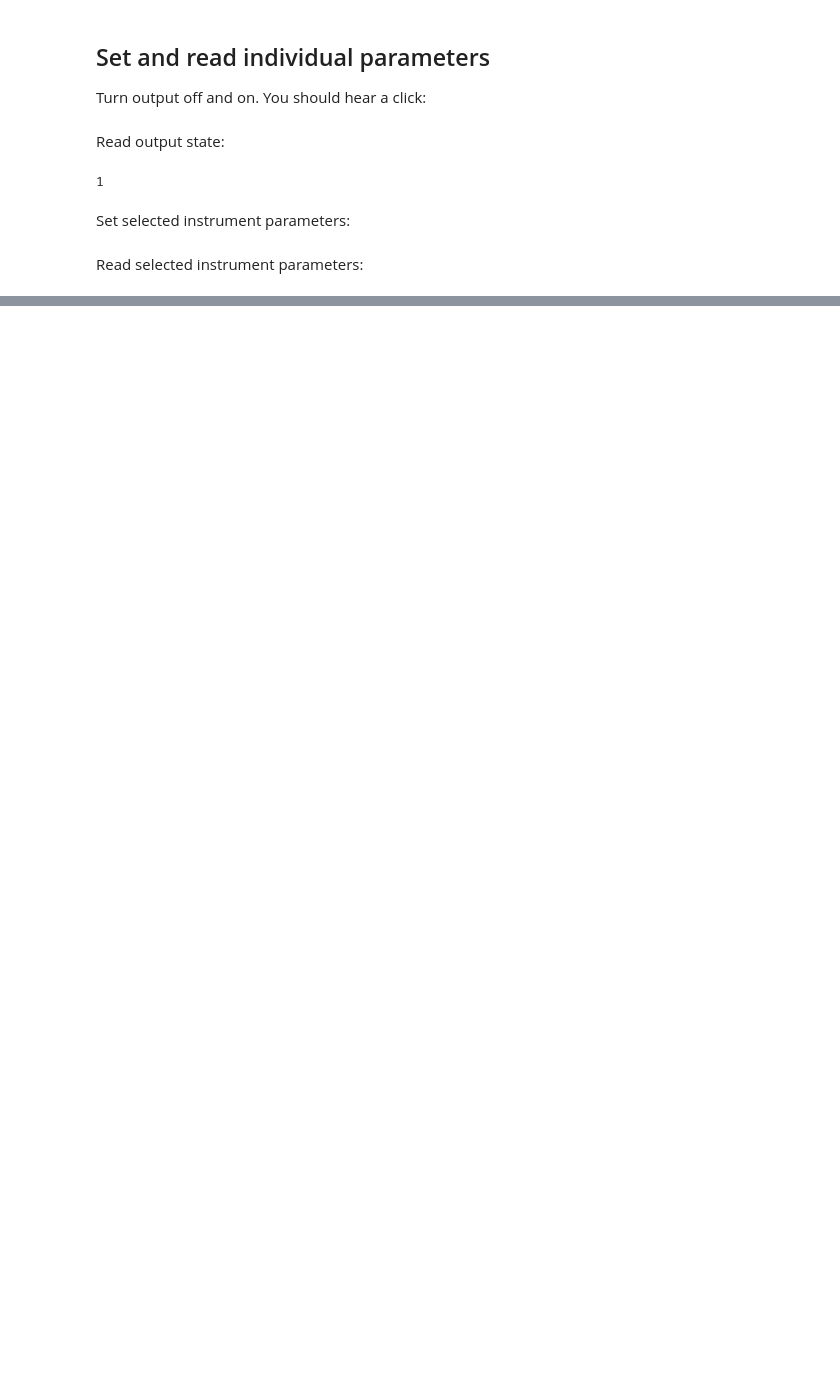
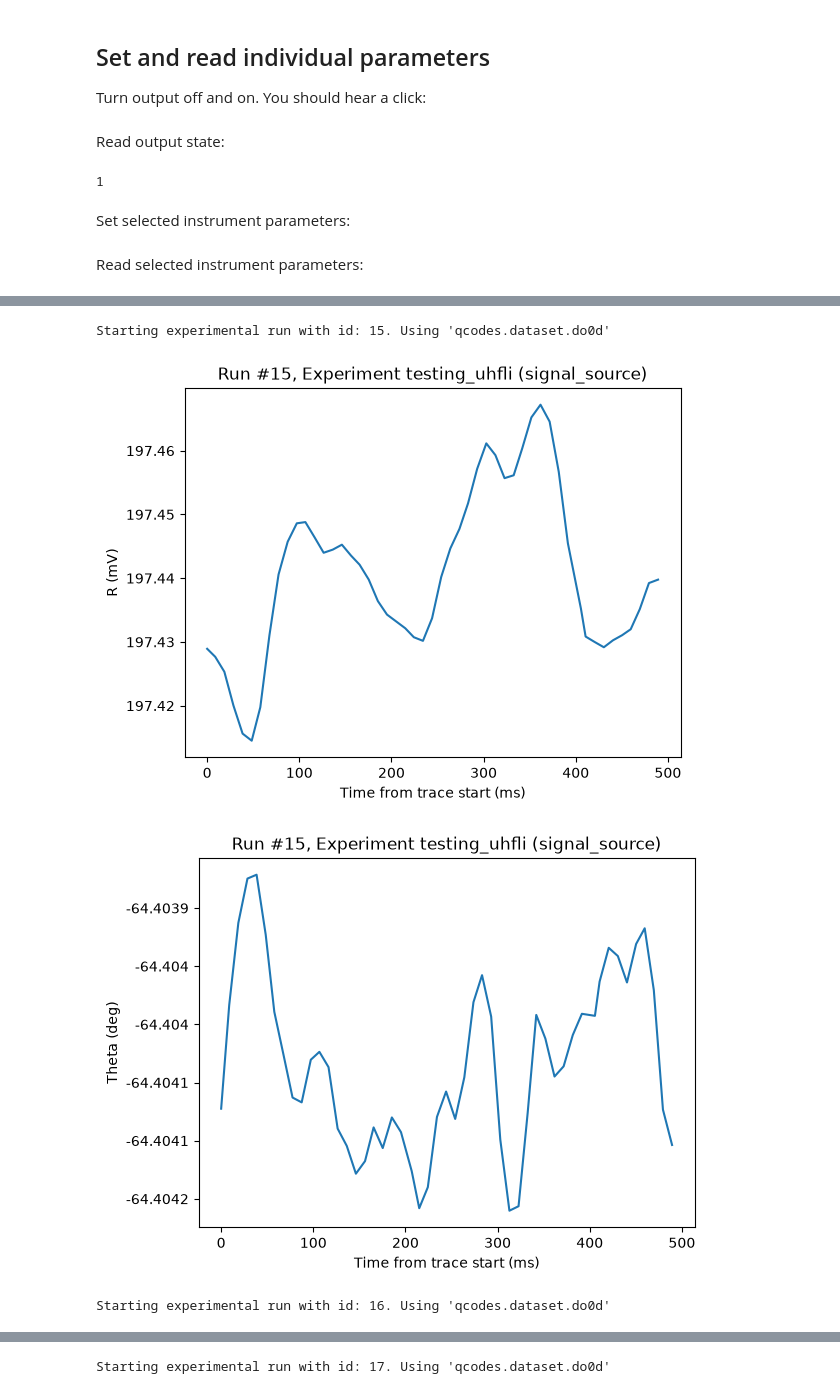
Before and after one commit to QCoDeS/Qcodes_contrib_drivers, a Jupyter notebook: docs/examples/ZurichInstruments_lockins.ipynb, the cells around one changed output, grey strips where cells are left out. Saved outputs shown, nothing was run; the diff lists cells and outputs as text; code cells hidden in the pictures; blank space fills up the shorter version.

```diff
--- a/docs/examples/ZurichInstruments_lockins.ipynb
+++ b/docs/examples/ZurichInstruments_lockins.ipynb
@@ -406,0 +302,35 @@ lia.close()
+# %%
+# Acquire a trace vs time:
+trace = lockin.configure_trace(
+    duration=0.5, points=51,
+    demod=0, parameters=("r", "theta"),
+)
+do0d(trace, do_plot=True)
+plt.show()  # Show the first pair of traces.
+
+# Acquire a trace vs frequency:
+trace = lockin.configure_trace(
+    sweep_parameter=oscillator.freq,
+    start=1e3, stop=500e3, points=51,
+    parameters=("r", "theta"),
+    settling_time=0.1,      # Minimum settling time at each step (s). See https://docs.zhinst.com/labone_api_user_manual/modules/sweeper/index.html#specifying-the-sweepers-settling-time
+    averaging_time=0.1,     # Minimum averaging time at each step (s). See https://docs.zhinst.com/labone_api_user_manual/modules/sweeper/index.html#specifying-the-sweepers-averaging-time
+)
+do0d(trace, do_plot=True)
+plt.show()  # Show the second pair of traces.
+
+# Acquire a trace vs frequency, with logarithmic frequency spacing:
+trace = lockin.configure_trace(
+    sweep_parameter=oscillator.freq,
+    start=1e3, stop=500e3, points=51,
+    parameters=("r", "theta"),
+    settling_time=0.1,      # Minimum settling time at each step (s)
+    averaging_time=0.1,     # Minimum averaging time at each step (s)
+    spacing="log",          # Use logarithmic frequency spacing
+)
+do0d(trace, do_plot=True)
+# %% [output]
+Starting experimental run with id: 15. Using 'qcodes.dataset.do0d'
+[figure, added]
+[figure, added]
+Starting experimental run with id: 16. Using 'qcodes.dataset.do0d'
@@ -406,0 +339 @@ lia.close()
+Starting experimental run with id: 17. Using 'qcodes.dataset.do0d'
```
Also changed, not shown: parts of 35 cells of this notebook, 6 other files.
